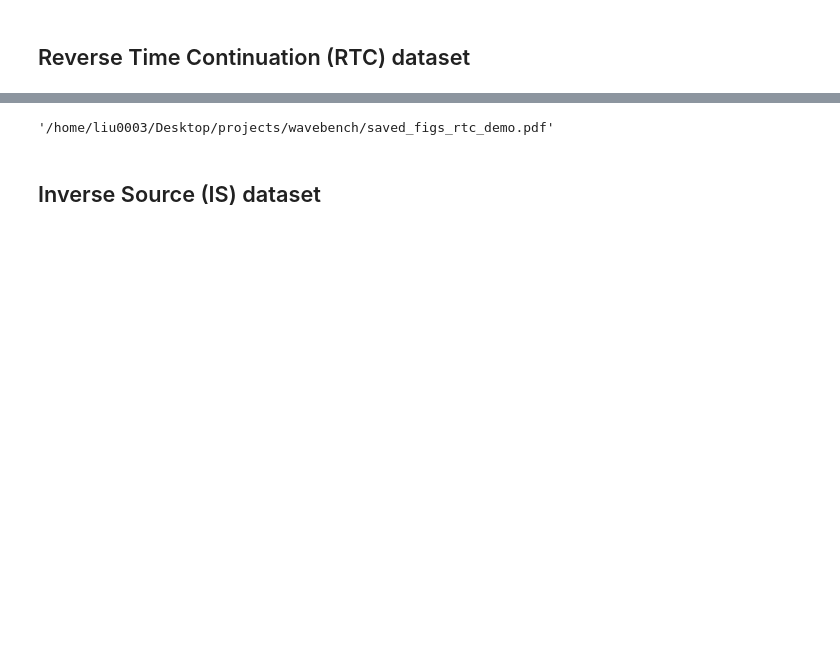
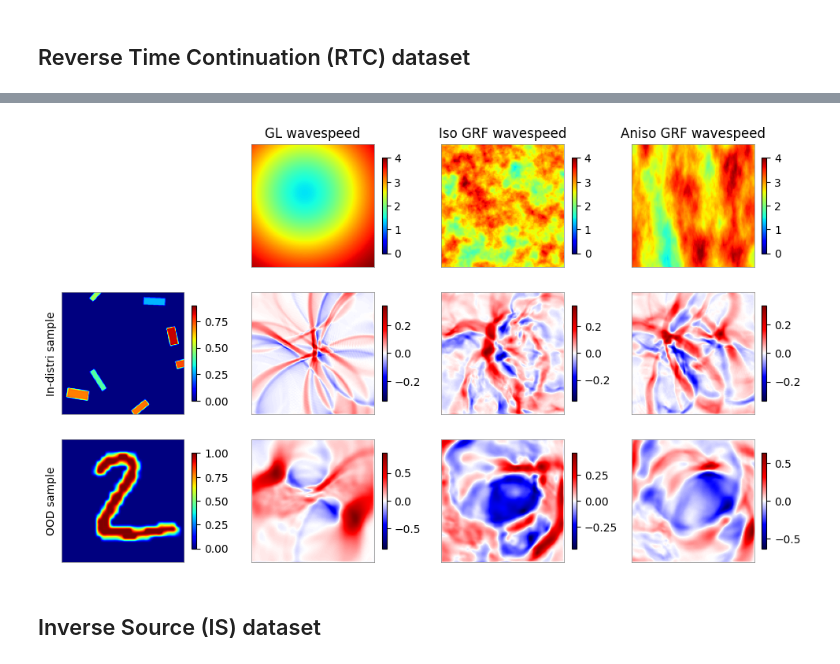
Before and after one commit to wavebench/wavebench, a Jupyter notebook: notebooks/demo-dataset/demo-dataloaders-time-varying.ipynb, the cells around one changed output, grey strips where cells are left out. Cells and saved outputs as stored; diff of their text form; code cells hidden in the pictures; blank space fills up the shorter version.

```diff
--- a/notebooks/demo-dataset/demo-dataloaders-time-varying.ipynb
+++ b/notebooks/demo-dataset/demo-dataloaders-time-varying.ipynb
@@ -192,4 +104,0 @@ plt.savefig(f"{wavebench_figure_path}/rtc_demo.pdf", format="pdf", bbox_inches="
-# %%
-f"{wavebench_figure_path}_rtc_demo.pdf"
-# %% [output]
-'/home/liu0003/Desktop/projects/wavebench/saved_figs_rtc_demo.pdf'
@@ -196,3 +108,79 @@ f"{wavebench_figure_path}_rtc_demo.pdf"
+# %%
+nrows = 3
+ncols = 4
+fig_size = (10, 6)
+cbar_shrink = 0.7
+x_list_1st_row = [
+    1e-3 * medium_collection['gaussian_lens'].squeeze(),
+    1e-3 * medium_collection['grf_isotropic'].squeeze(),
+    1e-3 * medium_collection['grf_anisotropic'].squeeze()
+    ]
+
+final_pressure_gl, init_pressure_gl = in_dist_rtc_loaders['gaussian_lens']['val'].dataset.__getitem__(1)
+
+final_pressure_iso, _ = in_dist_rtc_loaders['grf_isotropic']['val'].dataset.__getitem__(1)
+
+final_pressure_aniso, _ = in_dist_rtc_loaders['grf_anisotropic']['val'].dataset.__getitem__(1)
+
+x_list_2nd_row = [
+    init_pressure_gl.squeeze(),
+    final_pressure_gl.squeeze(),
+    final_pressure_iso.squeeze(),
+    final_pressure_aniso.squeeze()
+]
+
+final_pressure_gl, init_pressure_gl = ood_rtc_loaders['gaussian_lens'].dataset.__getitem__(1)
+
+final_pressure_iso, _ = ood_rtc_loaders['grf_isotropic'].dataset.__getitem__(1)
+
+final_pressure_aniso, _ = ood_rtc_loaders['grf_anisotropic'].dataset.__getitem__(1)
+
+
+x_list_3rd_row = [
+    init_pressure_gl.squeeze(),
+    final_pressure_gl.squeeze(),
+    final_pressure_iso.squeeze(),
+    final_pressure_aniso.squeeze()]
+
+x_list = x_list_1st_row + x_list_2nd_row + x_list_3rd_row
+
+for i in range(len(x_list)):
+    x_list[i] = np.asarray(x_list[i])
+
+fig = plt.figure()
+fig.set_size_inches(fig_size)
+axes = fig.subplots(nrows, ncols)
+im = np.empty(axes.shape, dtype=object)
+
+
+vrange_ = [(-np.max(np.abs(x)), np.max(np.abs(x)) ) for x in x_list]
+
+
+for i, (x, ax_, v) in enumerate(zip(x_list, axes.flat[1:], vrange_)):
+    if i < 4 or i == 7:
+        im_, _ = plot_image(x, ax=ax_, vmin=0, vmax=v[1], cmap='jet')
+    else:
+        im_, _ = plot_image(x, ax=ax_, vmin=v[0], vmax=v[1], cmap='seismic')
+    im.flat[i] = im_
+    fig.colorbar(im_, ax=ax_, shrink=cbar_shrink)
+
+axes[0, 0].remove()
+
+axes[0, 1].set_title("GL wavespeed")
+
+axes[0, 2].set_title("Iso GRF wavespeed")
+
+axes[0, 3].set_title("Aniso GRF wavespeed")
+
+axes[1, 0].set_ylabel("In-distri sample")
+axes[2, 0].set_ylabel("OOD sample")
+
+
+[remove_ticks(ax) for ax in axes.flatten()]
+fig.tight_layout()
+plt.savefig(f"{wavebench_figure_path}/rtc_demo.pdf", format="pdf", bbox_inches="tight")
+# %% [output]
+[figure, added]
 # %% [markdown]
 ## Inverse Source (IS) dataset
 # %%
```
Also changed, not shown: parts of 10 cells of this notebook, 5 other files.
